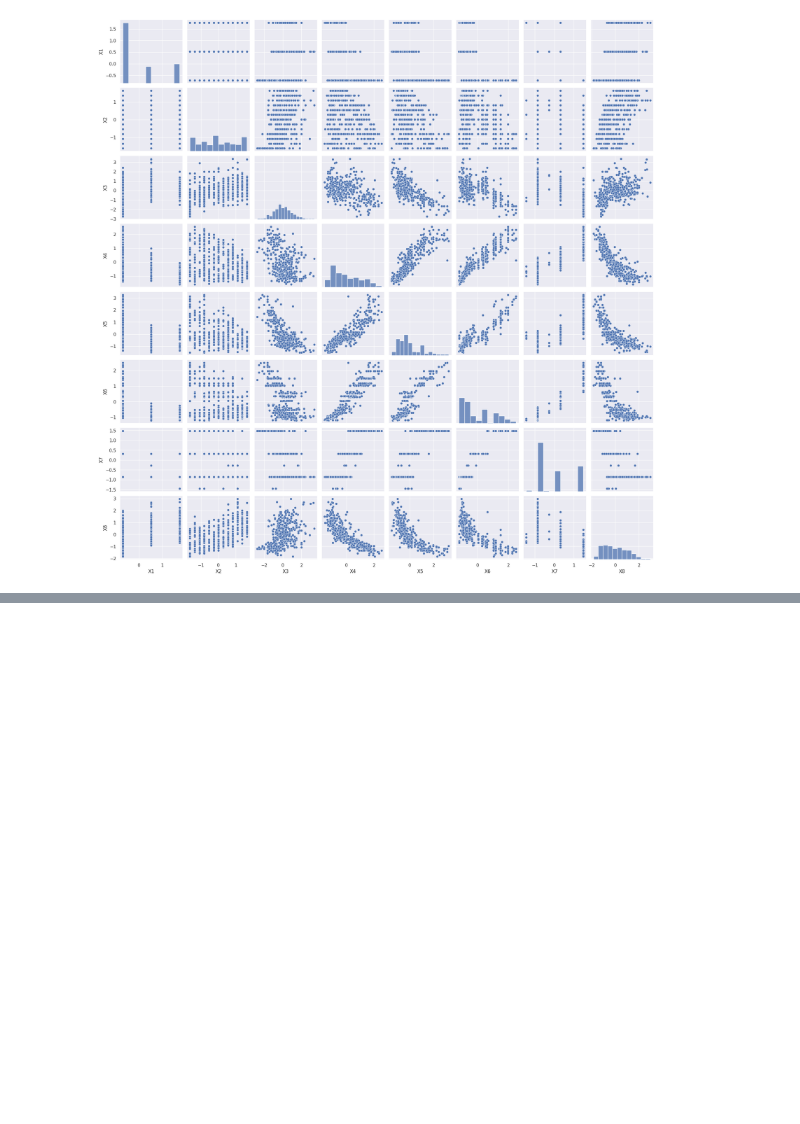
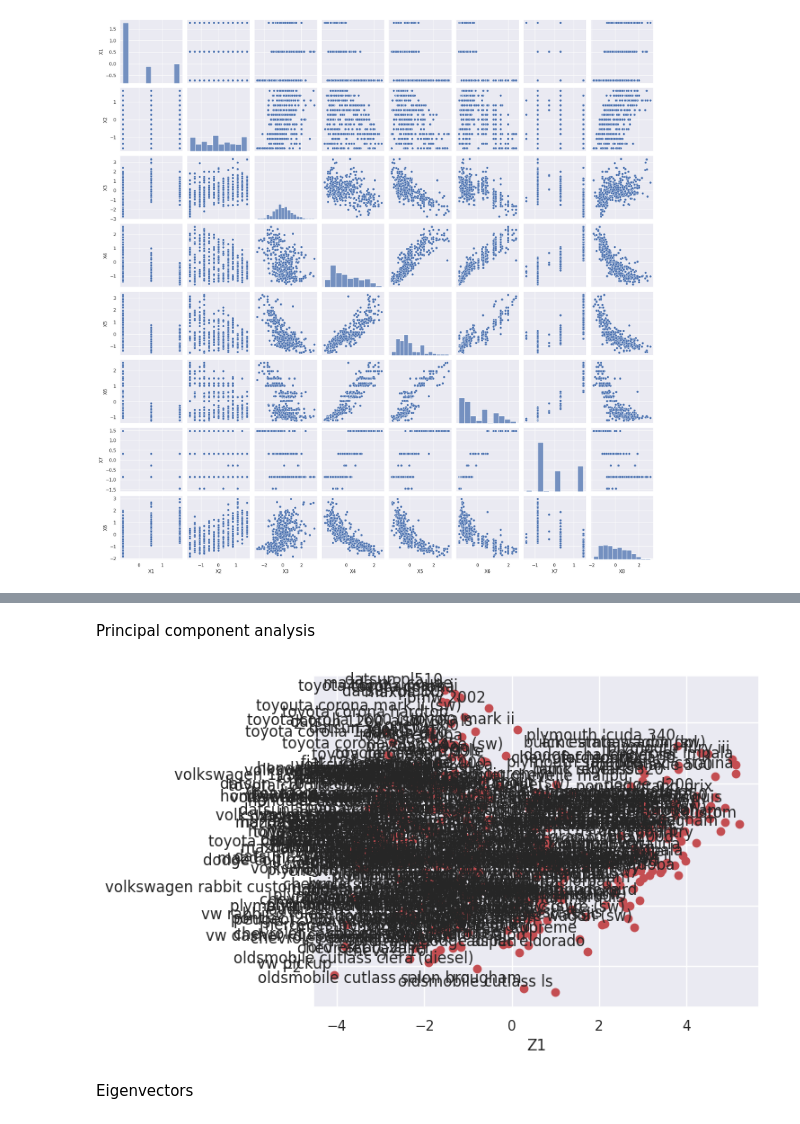
Before and after one commit to mrymold/INSE-6220, a Jupyter notebook: Untitled0.ipynb, the cells around one changed output, grey strips where cells are left out. Cells and saved outputs as stored; diff of their text form; code cells hidden in the pictures; blank space fills up the shorter version.

```diff
--- a/Untitled0.ipynb
+++ b/Untitled0.ipynb
@@ -76,0 +89,18 @@ sns.pairplot(df)
+# %% [markdown]
+Principal component analysis
+# %%
+pca = PCA()
+pca.fit(df)
+Z = pca.fit_transform(df)
+
+plt. figure()
+plt.scatter(Z[:,0], Z[:,1], c='r')
+plt.xlabel('Z1')
+plt.ylabel('Z2')
+for label, x, y in zip(observations,Z[:, 0],Z[:, 1]):
+    plt.annotate(label, xy=(x, y), xytext=(-2, 2),
+        textcoords='offset points', ha='right', va='bottom')
+# %% [output]
+[figure, added]
+# %% [markdown]
+Eigenvectors
```
Also changed, not shown: parts of 22 cells of this notebook.
